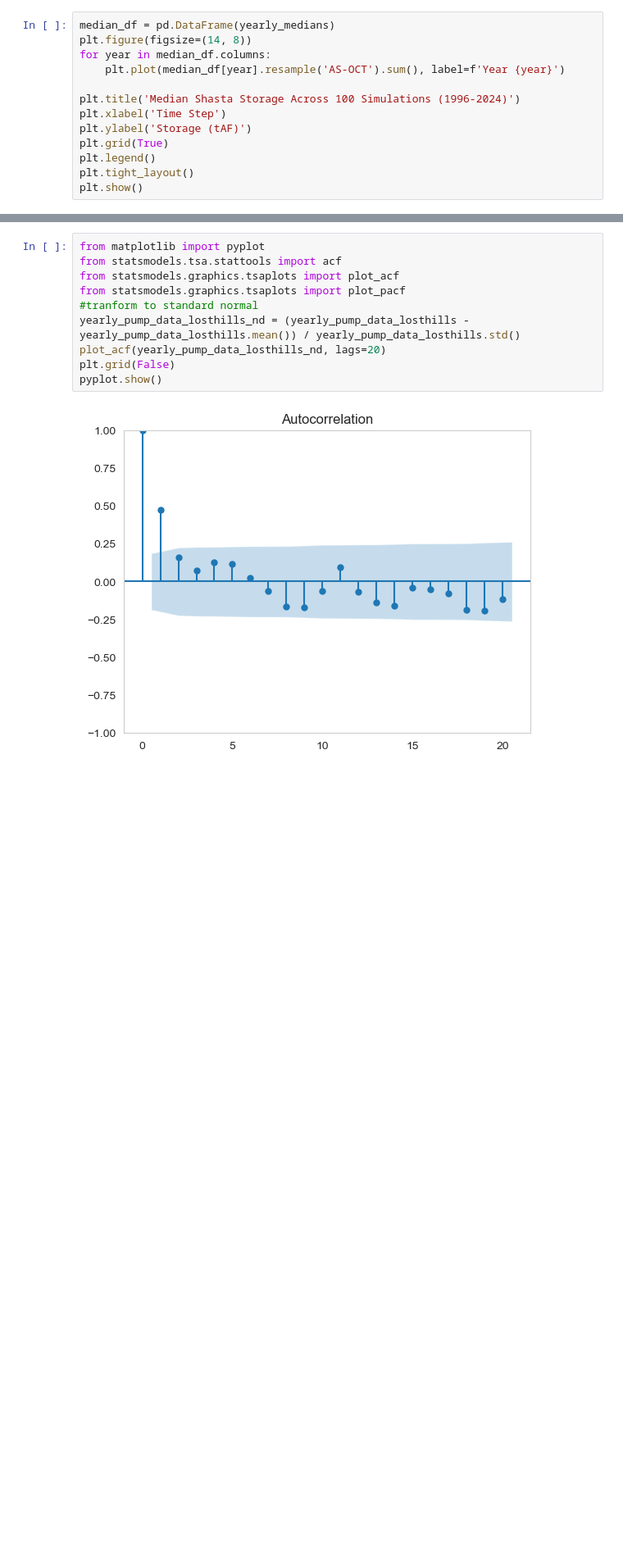
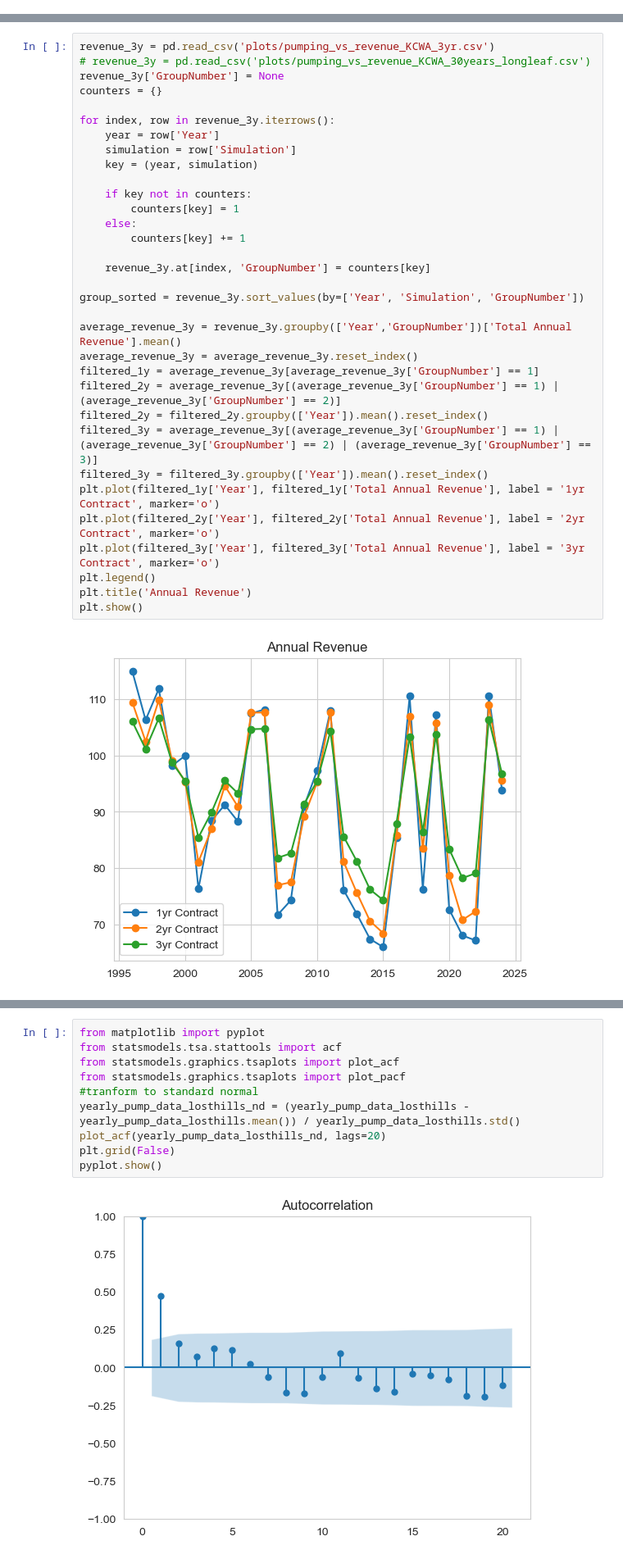
Before and after one commit to dlkency/CALFEWS_waterFutures, a Jupyter notebook: postprocess_district_rev.ipynb, the cells around one changed output, grey strips where cells are left out. Shown at 82% size. Cells and saved outputs as stored; diff of their text form; blank space fills up the shorter version.

Commit message:
recent update on post-processing index-insurance strategy

```diff
--- a/postprocess_district_rev.ipynb
+++ b/postprocess_district_rev.ipynb
@@ -58,13 +0,0 @@ yearly_medians
-# %%
-median_df = pd.DataFrame(yearly_medians)
-plt.figure(figsize=(14, 8))
-for year in median_df.columns:
-    plt.plot(median_df[year].resample('AS-OCT').sum(), label=f'Year {year}')
-
-plt.title('Median Shasta Storage Across 100 Simulations (1996-2024)')
-plt.xlabel('Time Step')
-plt.ylabel('Storage (tAF)')
-plt.grid(True)
-plt.legend()
-plt.tight_layout()
-plt.show()
@@ -214,0 +85,35 @@ Strike: 1381.6898313258296
+# %%
+revenue_3y = pd.read_csv('plots/pumping_vs_revenue_KCWA_3yr.csv')
+# revenue_3y = pd.read_csv('plots/pumping_vs_revenue_KCWA_30years_longleaf.csv')
+revenue_3y['GroupNumber'] = None
+counters = {}
+
+for index, row in revenue_3y.iterrows():
+    year = row['Year']
+    simulation = row['Simulation']
+    key = (year, simulation)
+
+    if key not in counters:
+        counters[key] = 1
+    else:
+        counters[key] += 1
+
+    revenue_3y.at[index, 'GroupNumber'] = counters[key]
+
+group_sorted = revenue_3y.sort_values(by=['Year', 'Simulation', 'GroupNumber'])
+
+average_revenue_3y = revenue_3y.groupby(['Year','GroupNumber'])['Total Annual Revenue'].mean()
+average_revenue_3y = average_revenue_3y.reset_index()
+filtered_1y = average_revenue_3y[average_revenue_3y['GroupNumber'] == 1]
+filtered_2y = average_revenue_3y[(average_revenue_3y['GroupNumber'] == 1) | (average_revenue_3y['GroupNumber'] == 2)]
+filtered_2y = filtered_2y.groupby(['Year']).mean().reset_index()
+filtered_3y = average_revenue_3y[(average_revenue_3y['GroupNumber'] == 1) | (average_revenue_3y['GroupNumber'] == 2) | (average_revenue_3y['GroupNumber'] == 3)]
+filtered_3y = filtered_3y.groupby(['Year']).mean().reset_index()
+plt.plot(filtered_1y['Year'], filtered_1y['Total Annual Revenue'], label = '1yr Contract', marker='o')
+plt.plot(filtered_2y['Year'], filtered_2y['Total Annual Revenue'], label = '2yr Contract', marker='o')
+plt.plot(filtered_3y['Year'], filtered_3y['Total Annual Revenue'], label = '3yr Contract', marker='o')
+plt.legend()
+plt.title('Annual Revenue')
+plt.show()
+# %% [output]
+[figure, added]
```
Also changed, not shown: parts of 52 cells of this notebook, 26 other files.
